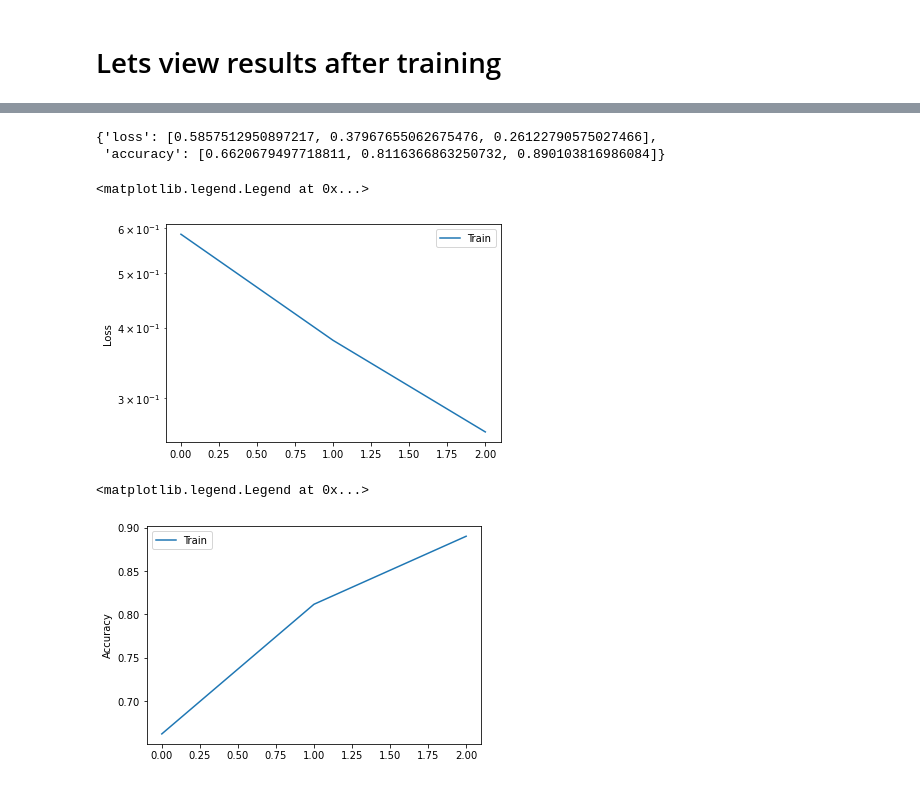
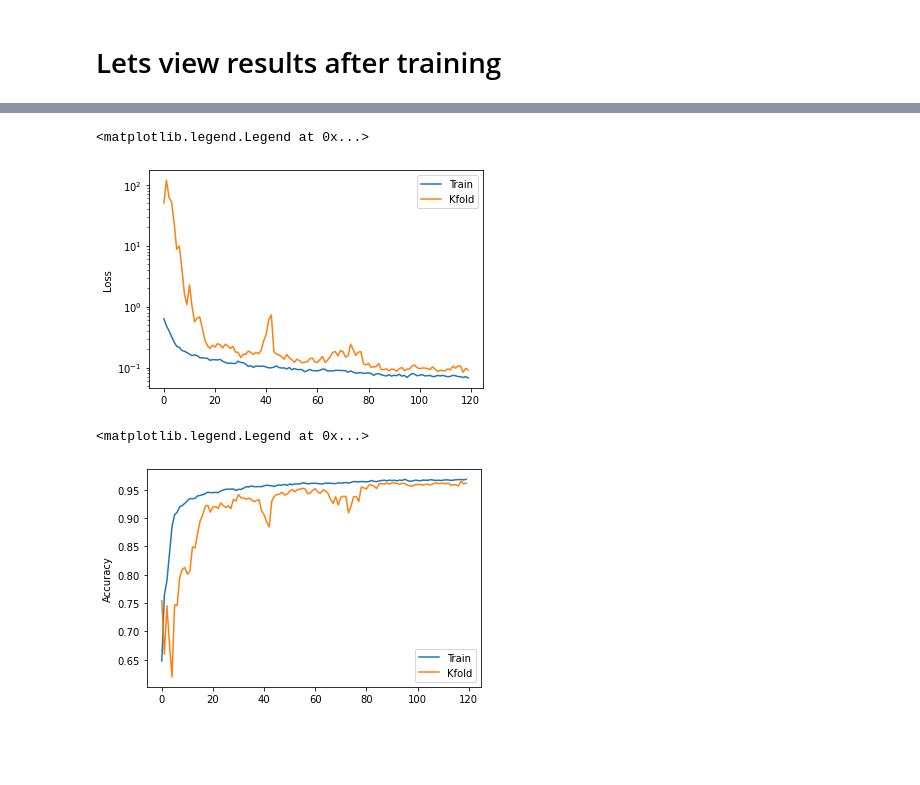
Before and after one commit to akurlej/DentalML, a Jupyter notebook: Example.ipynb, the cells around one changed output, grey strips where cells are left out. Saved outputs shown, nothing was run; the diff lists cells and outputs as text; code cells hidden in the pictures; blank space fills up the shorter version.

Commit message:
training updates

```diff
--- a/Example.ipynb
+++ b/Example.ipynb
@@ -31,13 +31,9 @@ if not os.path.isdir(dataPath) or not os.path.isdir(maskPath):
 # %%
 # LOAD DATASET AS TF DATASET
 dataset = generate_dataset(dataPath, dataType, seed=SEED, img_shape = IMAGE_SHAPE, batch_size = BATCH_SIZE,
-                          kfold = KFOLD)
+                          kfold = KFOLD, repeat_count = 1)
 print("# Folds = {}".format(len(dataset)))
 for element in dataset[0].take(1): #take a batch
     for b in range(min(3,BATCH_SIZE)): #now have a tuple
         display_mask_image([element[0][b],element[1][b]])
-
-#for some reason, passing the dataset directly into the model is giving me all sorts of trouble, let us instead
-#xtrain = np.array([x[0] for x in dataset])
-#ytrain = np.array([x[1] for x in dataset])
 # %% [output]
@@ -50,8 +46,3 @@ Metal device set to: Apple M1 Pro
 [figure]
 [figure]
 [figure]
-# %%
-print("IMAGE SHAPE -> {shp}".format(shp=IMAGE_SHAPE))
-model = UNET(input_shape = IMAGE_SHAPE)
-model.summary()
-model.compile(optimizer = OPTIMIZER, loss = LOSS, metrics = METRICS)
@@ -76,5 +49,4 @@ ________________________________________________________________________________
 # %%
-#history = model.fit(xtrain,ytrain,validation_split = 0.1, batch_size=16,epochs=10,verbose=1)
 histories = []
 for k in range(KFOLD):
     print("Doing k-fold {} of {}".format(k+1,KFOLD))
@@ -93,5 +65,11 @@ for k in range(KFOLD):
     history = model.fit(train_dataset, validation_data = test_dataset, \
                             epochs = EPOCHS, verbose = 1)
     histories.append(history.history)
+
+history  = {}
+history["loss"] = np.mean([hstry["loss"] for hstry in histories],axis=0)
+history["accuracy"] = np.mean([hstry["accuracy"] for hstry in histories],axis=0)
+history["val_loss"] = np.mean([hstry["val_loss"] for hstry in histories],axis=0)
+history["val_accuracy"] = np.mean([hstry["val_accuracy"] for hstry in histories],axis=0)
 # %% [output]
 Doing k-fold 1 of 3
@@ -118,6 +133,0 @@ Epoch 2/2
-# %%
-history  = {}
-history["loss"] = np.mean([hstry["loss"] for hstry in histories],axis=0)
-history["accuracy"] = np.mean([hstry["accuracy"] for hstry in histories],axis=0)
-history["val_loss"] = np.mean([hstry["val_loss"] for hstry in histories],axis=0)
-history["loss"] = np.mean([hstry["val_accuracy"] for hstry in histories],axis=0)
@@ -162,19 +149,16 @@ for element in dataset.take(1): #take a batch
-# %%
-history.history
-# %% [output]
-{'loss': [0.5857512950897217, 0.37967655062675476, 0.26122790575027466],
- 'accuracy': [0.6620679497718811, 0.8116366863250732, 0.890103816986084]}
 # %%
-plt.semilogy(history.history["loss"],label="Train")
+plt.semilogy(history["loss"],label="Train")
+plt.semilogy(history["val_loss"],label="Kfold")
 plt.ylabel("Loss")
 plt.legend()
 # %% [output]
 <matplotlib.legend.Legend at 0x...>
-[figure, old version]
+[figure, new version]
 # %%
-plt.plot(history.history["accuracy"],label="Train")
+plt.plot(history["accuracy"],label="Train")
+plt.plot(history["val_accuracy"],label="Kfold")
 plt.ylabel("Accuracy")
 plt.legend()
 # %% [output]
 <matplotlib.legend.Legend at 0x...>
-[figure, old version]
+[figure, new version]
```
Also changed, not shown: parts of 8 cells of this notebook, 2 other files.
